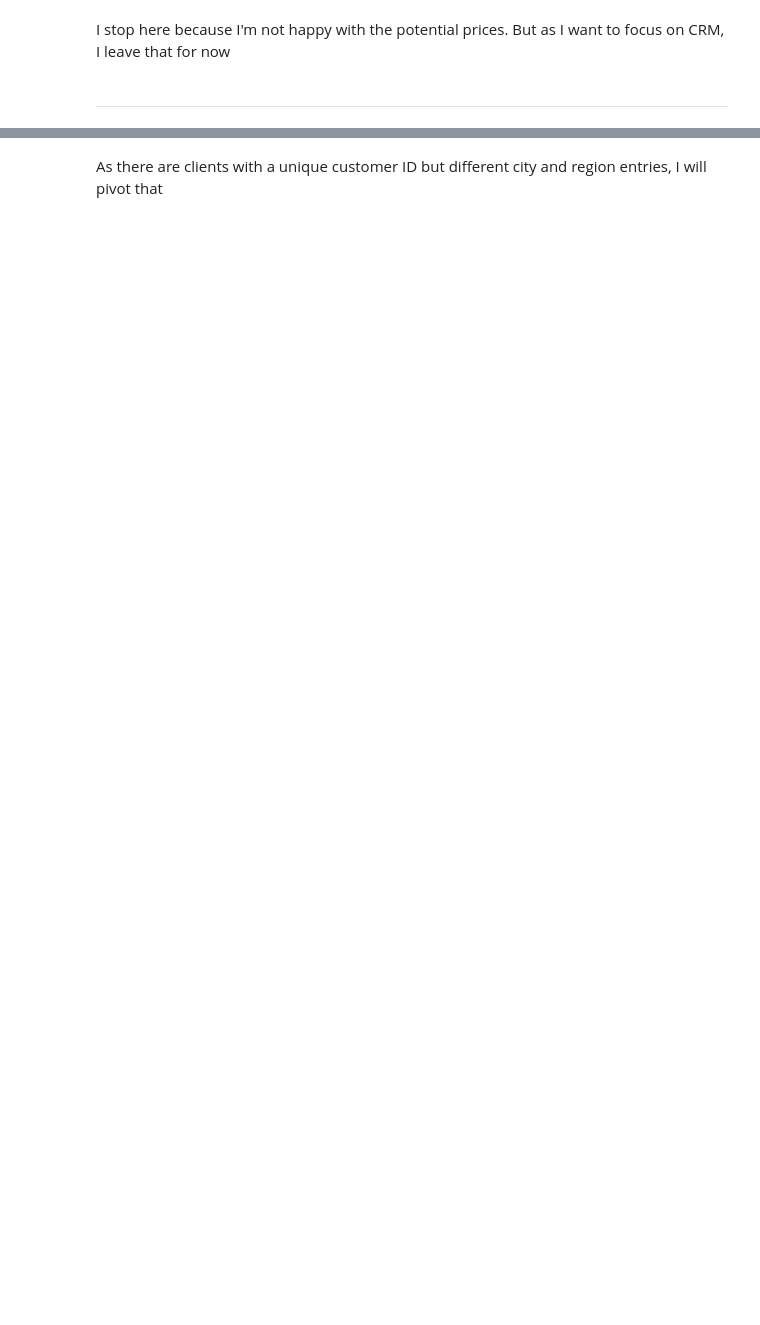
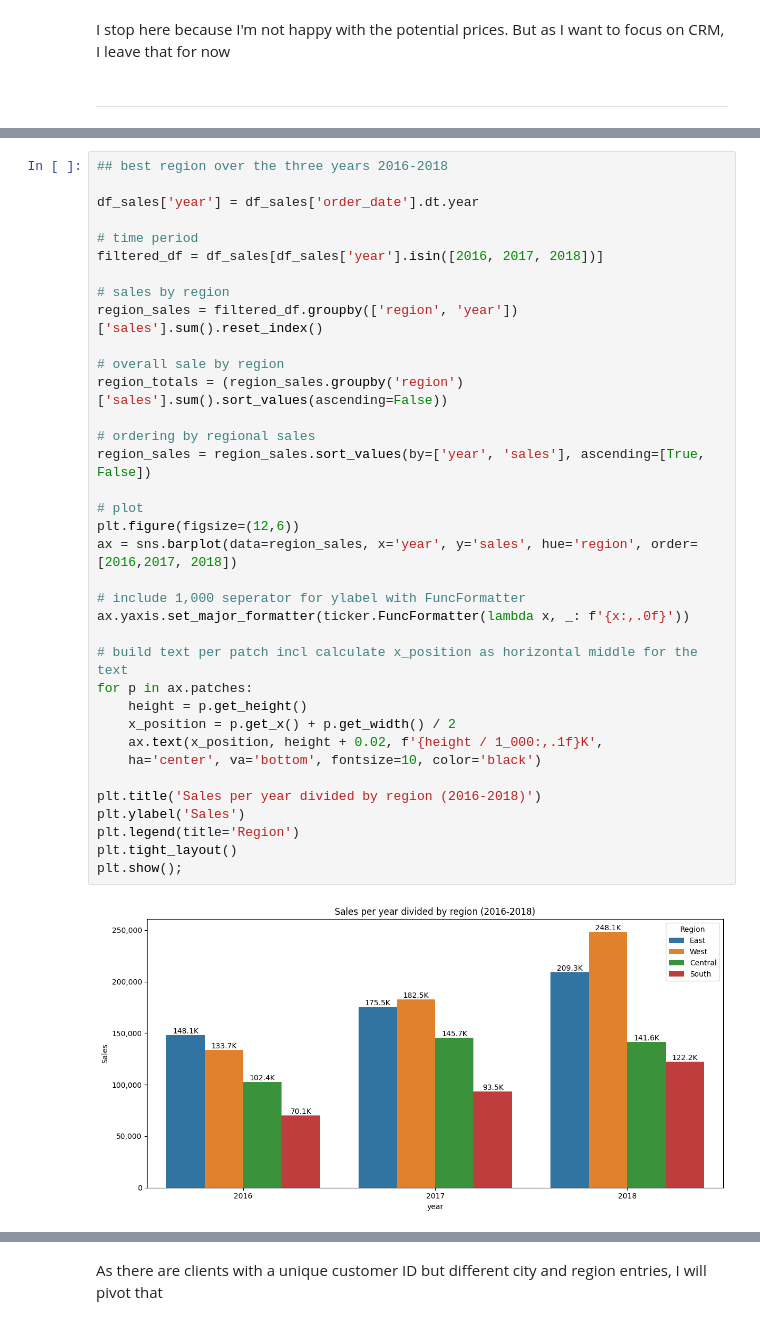
Before and after one commit to katharina-data/superstore, a Jupyter notebook: crm_analyes.ipynb, the cells around one changed output, grey strips where cells are left out. Drawn from its saved outputs; the diff is of its cells as text; blank space fills up the shorter version.

```diff
--- a/crm_analyes.ipynb
+++ b/crm_analyes.ipynb
@@ -345,0 +445,38 @@ I stop here because I'm not happy with the potential prices. But as I want to fo
+# %%
+## best region over the three years 2016-2018
+
+df_sales['year'] = df_sales['order_date'].dt.year
+
+# time period
+filtered_df = df_sales[df_sales['year'].isin([2016, 2017, 2018])]
+
+# sales by region
+region_sales = filtered_df.groupby(['region', 'year'])['sales'].sum().reset_index()
+
+# overall sale by region
+region_totals = (region_sales.groupby('region')['sales'].sum().sort_values(ascending=False))
+
+# ordering by regional sales
+region_sales = region_sales.sort_values(by=['year', 'sales'], ascending=[True, False])
+
+# plot
+plt.figure(figsize=(12,6))
+ax = sns.barplot(data=region_sales, x='year', y='sales', hue='region', order=[2016,2017, 2018])
+
+# include 1,000 seperator for ylabel with FuncFormatter
+ax.yaxis.set_major_formatter(ticker.FuncFormatter(lambda x, _: f'{x:,.0f}'))
+
+# build text per patch incl calculate x_position as horizontal middle for the text
+for p in ax.patches:
+    height = p.get_height()
+    x_position = p.get_x() + p.get_width() / 2
+    ax.text(x_position, height + 0.02, f'{height / 1_000:,.1f}K',
+    ha='center', va='bottom', fontsize=10, color='black')
+
+plt.title('Sales per year divided by region (2016-2018)')
+plt.ylabel('Sales')
+plt.legend(title='Region')
+plt.tight_layout()
+plt.show();
+# %% [output]
+[figure, added]
```
Also changed, not shown: parts of 30 cells of this notebook.
